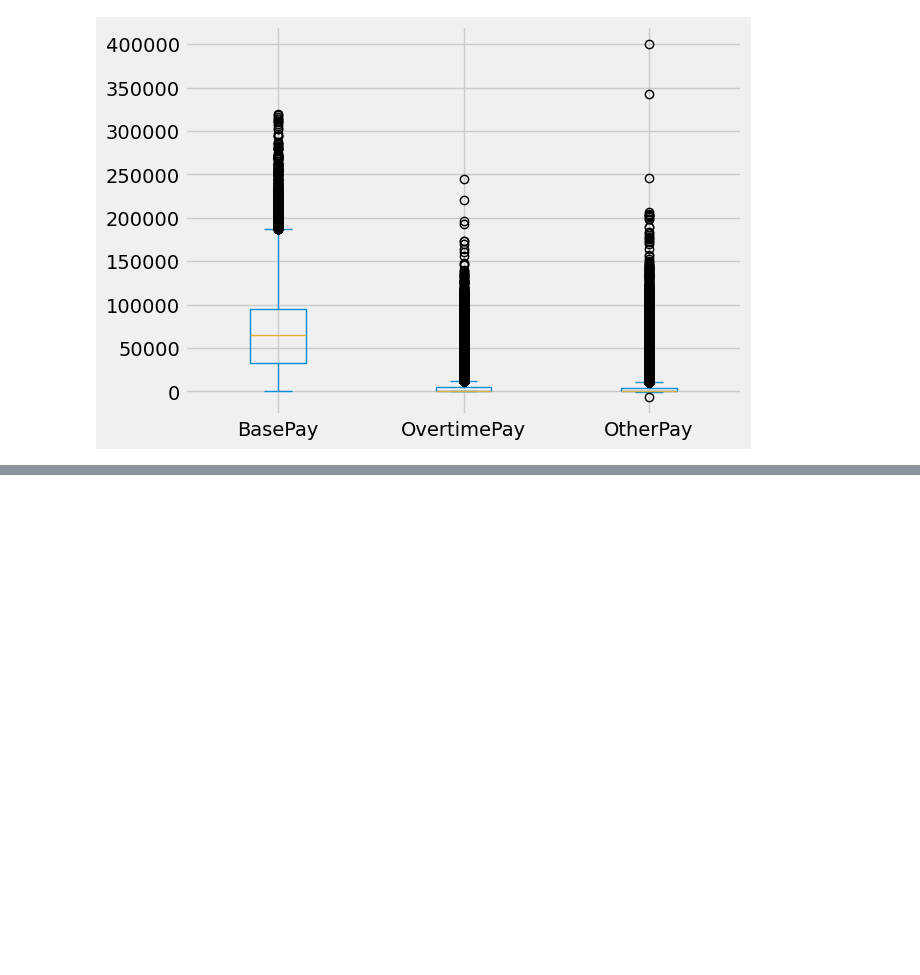
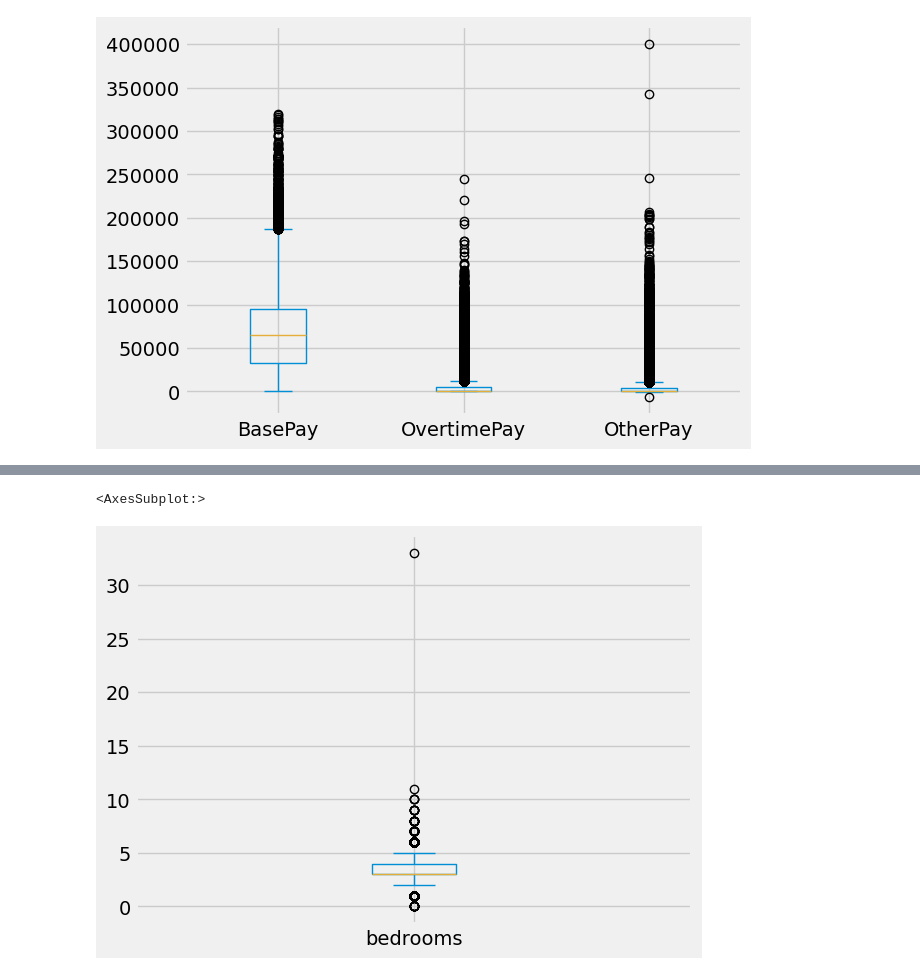
Before and after one commit to minseok06/python, a Jupyter notebook: 14강.ipynb, the cells around one changed output, grey strips where cells are left out. Drawn from its saved outputs; the diff is of its cells as text; code cells hidden in the pictures; blank space fills up the shorter version.

```diff
--- a/14강.ipynb
+++ b/14강.ipynb
@@ -26,0 +43,5 @@ df.plot(kind="box")
+# %%
+houses["bedrooms"].plot(kind="box")
+# %% [output]
+<AxesSubplot:>
+[figure, added]
```
Also changed, not shown: parts of 5 cells of this notebook.
